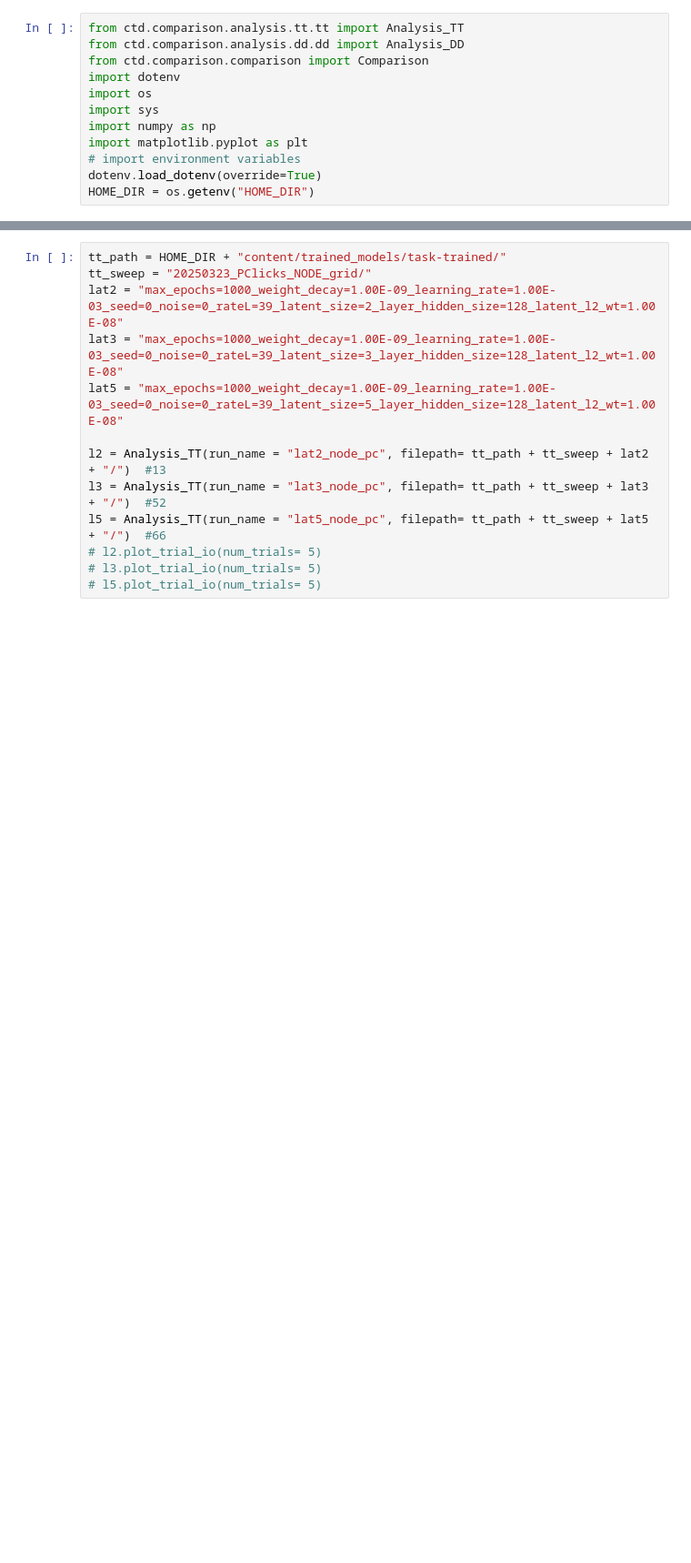
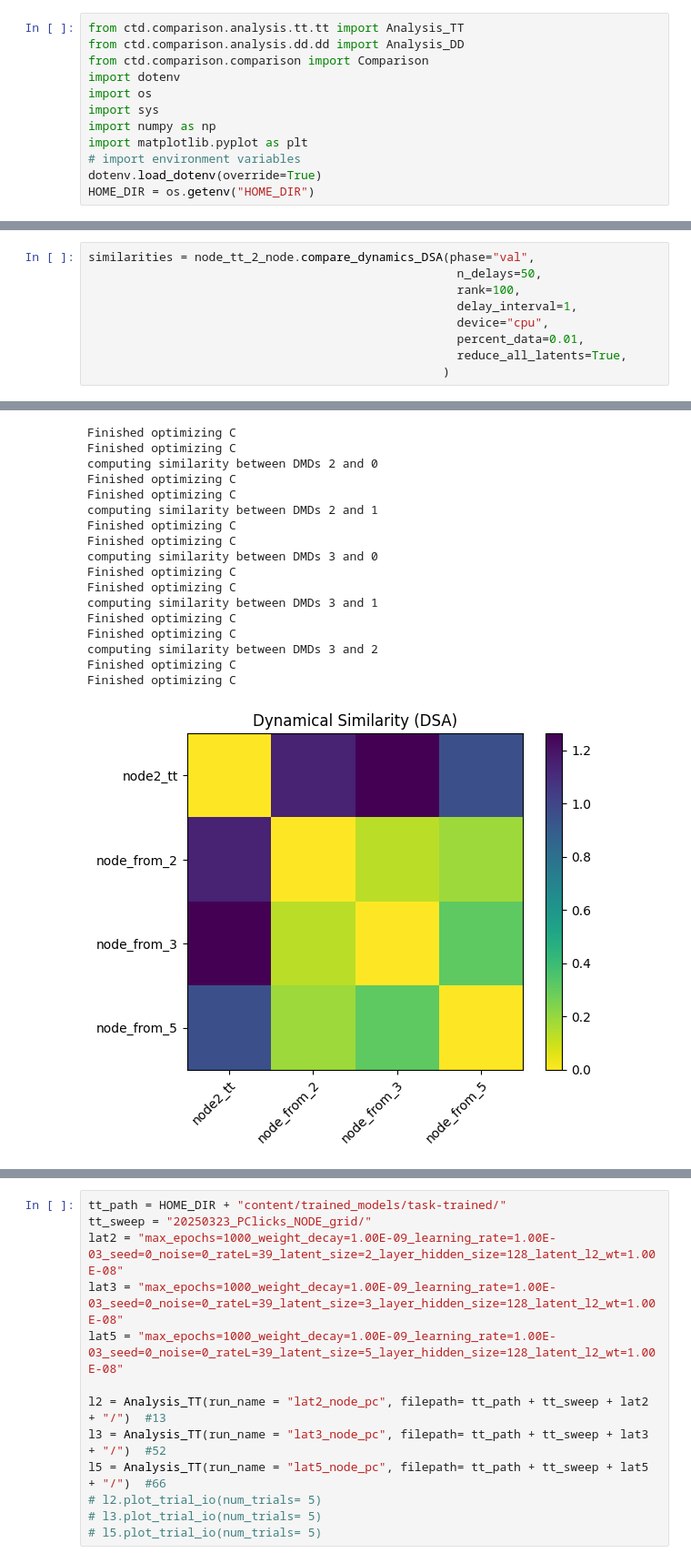
Before and after one commit to alejandradu/ComputationThruDynamicsBenchmark, a Jupyter notebook: examples/notebooks/PC_DD_TT_comparison.ipynb, the cells around one changed output, grey strips where cells are left out. Shown at 91% size. Drawn from its saved outputs; the diff is of its cells as text; blank space fills up the shorter version.

```diff
--- a/examples/notebooks/PC_DD_TT_comparison.ipynb
+++ b/examples/notebooks/PC_DD_TT_comparison.ipynb
@@ -12,0 +206,10 @@ HOME_DIR = os.getenv("HOME_DIR")
+# %%
+similarities = node_tt_2_node.compare_dynamics_DSA(phase="val",
+                                                    n_delays=50,
+                                                    rank=100,
+                                                    delay_interval=1,
+                                                    device="cpu",
+                                                    percent_data=0.01,
+                                                    reduce_all_latents=True,
+                                                  )
+# %% [output]
@@ -13 +233,19 @@ HOME_DIR = os.getenv("HOME_DIR")
+Finished optimizing C
+Finished optimizing C
+computing similarity between DMDs 2 and 0
+Finished optimizing C
+Finished optimizing C
+computing similarity between DMDs 2 and 1
+Finished optimizing C
+Finished optimizing C
+computing similarity between DMDs 3 and 0
+Finished optimizing C
+Finished optimizing C
+computing similarity between DMDs 3 and 1
+Finished optimizing C
+Finished optimizing C
+computing similarity between DMDs 3 and 2
+Finished optimizing C
+Finished optimizing C
+[figure, added]
 # %% [markdown]
```
Also changed, not shown: parts of 8 cells of this notebook, 4 other files.
